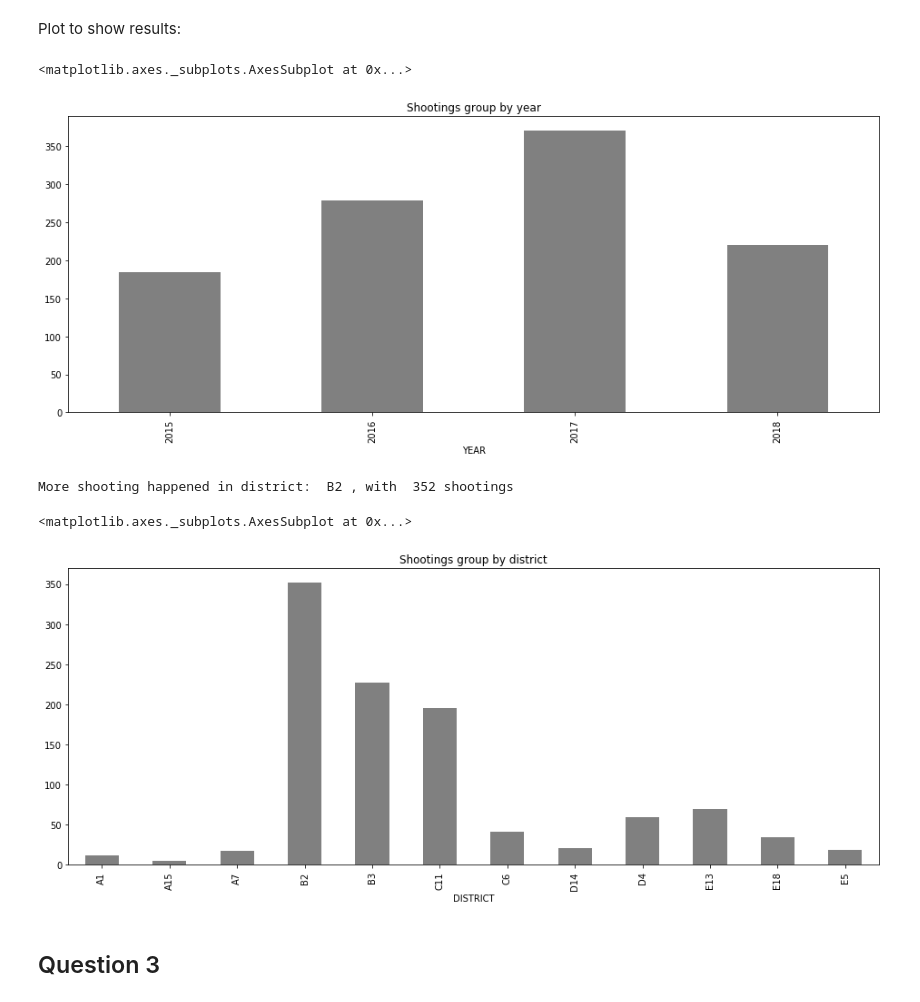
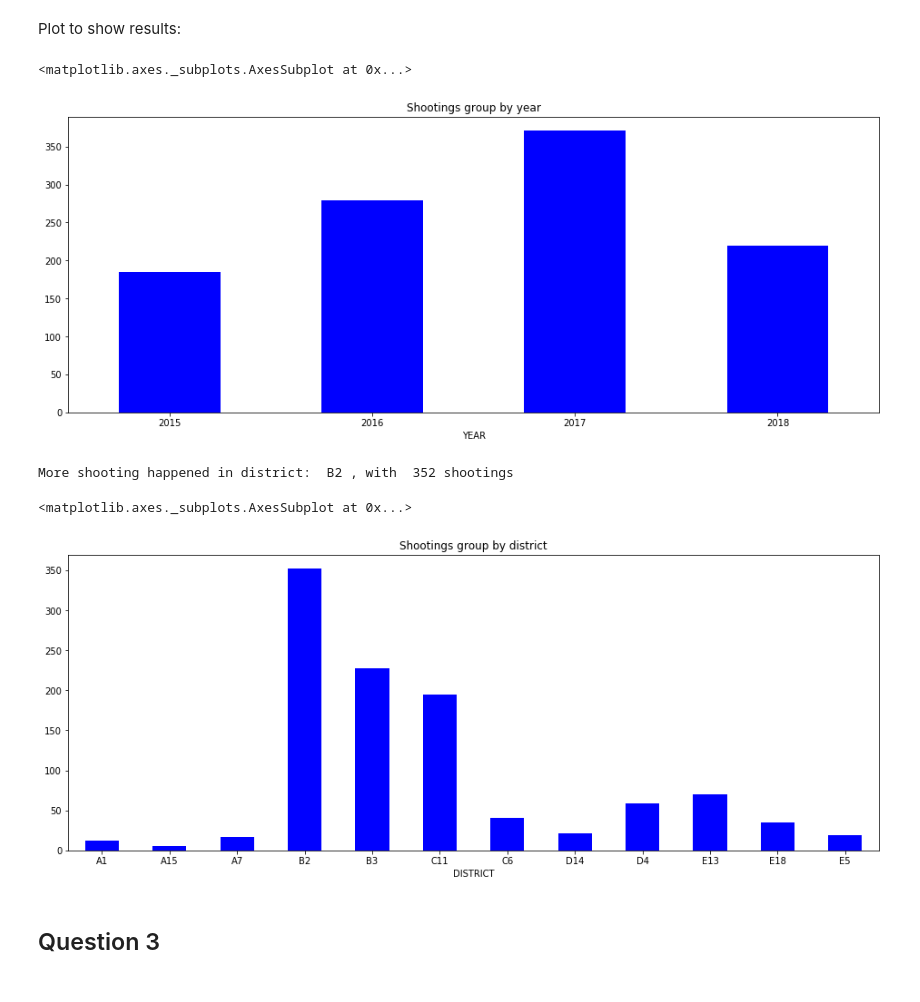
Before and after one commit to errikosg/Data-Analysis_Boston-Crimes, a Jupyter notebook: exercise.ipynb, the cells around one changed output. Drawn from its saved outputs; the diff is of its cells as text; code cells hidden in the pictures.

```diff
--- a/exercise.ipynb
+++ b/exercise.ipynb
@@ -213,20 +213,20 @@ More shooting happened in the year:  2017 , with  371 shootings
 # %% [markdown]
 Plot to show results:
 # %%
-sd1.plot.bar(color='0.5', align="center", figsize=(16,6), title="Shootings group by year")
+sd1.plot.bar(color='b', align="center", figsize=(16,6), title="Shootings group by year", rot=360)
 # %% [output]
 <matplotlib.axes._subplots.AxesSubplot at 0x...>
-[figure, old version]
+[figure, new version]
 # %%
 sd2 = st_data.groupby('DISTRICT')['INCIDENT_NUMBER'].count()
 print "More shooting happened in district: ", sd2[sd2==sd2.max()].index[0], ", with ", sd2.max(), "shootings"
 # %% [output]
 More shooting happened in district:  B2 , with  352 shootings
 # %%
-sd2.plot.bar(color='0.5', align="center", figsize=(16,6), title="Shootings group by district")
+sd2.plot.bar(color='b', align="center", figsize=(16,6), title="Shootings group by district", rot=360)
 # %% [output]
 <matplotlib.axes._subplots.AxesSubplot at 0x...>
-[figure, old version]
+[figure, new version]
 # %% [markdown]
 ## Question 3
 # %% [markdown]
```
Also changed, not shown: parts of 22 cells of this notebook.
